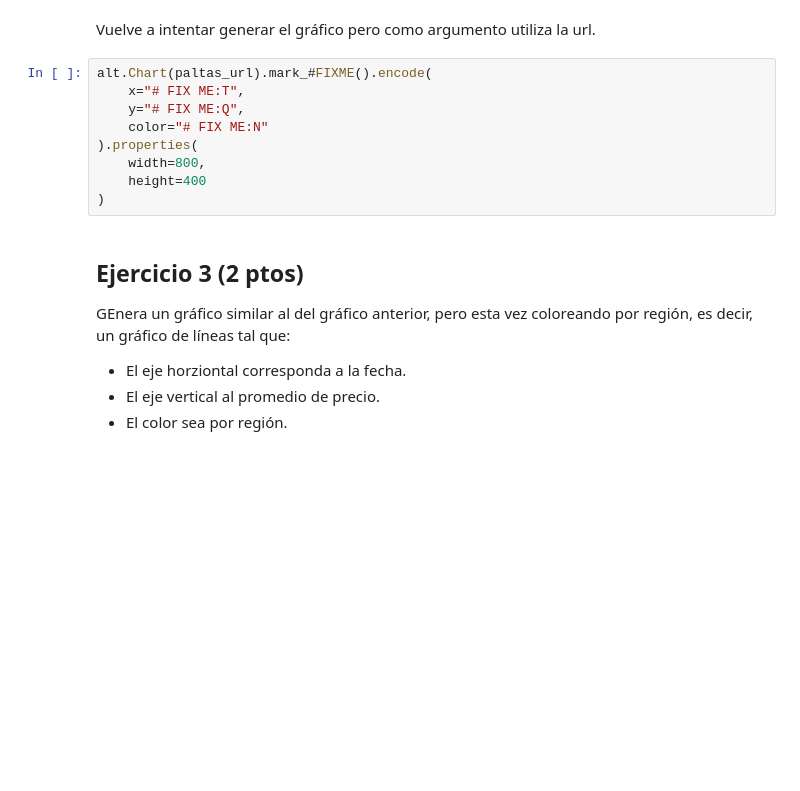
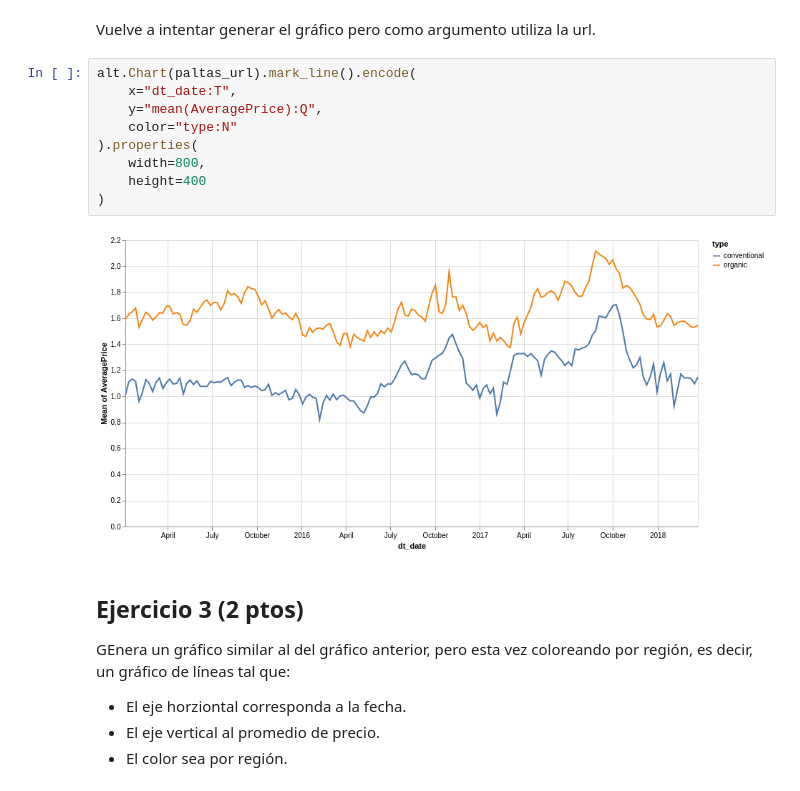
Before and after one commit to pazDaniela/mat281_portfolio, a Jupyter notebook: m03_data_visualization/m03_c04_interactive_visualization/m03_c04_lab.ipynb, the cells around one changed output. Drawn from its saved outputs; the diff is of its cells as text; blank space fills up the shorter version.

```diff
--- a/m03_data_visualization/m03_c04_interactive_visualization/m03_c04_lab.ipynb
+++ b/m03_data_visualization/m03_c04_interactive_visualization/m03_c04_lab.ipynb
@@ -155,14 +157,16 @@ alt.data_transformers.enable('json')  # Para poder leer directamente la url de u
 # %% [markdown]
 Vuelve a intentar generar el gráfico pero como argumento utiliza la url.
 # %%
-alt.Chart(paltas_url).mark_#FIXME().encode(
-    x="# FIX ME:T",
-    y="# FIX ME:Q",
-    color="# FIX ME:N"
+alt.Chart(paltas_url).mark_line().encode(
+    x="dt_date:T",
+    y="mean(AveragePrice):Q",
+    color="type:N"
 ).properties(
     width=800,
     height=400
 )
+# %% [output]
+[figure, added]
 # %% [markdown]
 ## Ejercicio 3 (2 ptos)
 
```
Also changed, not shown: parts of 5 cells of this notebook, 4 other files.
